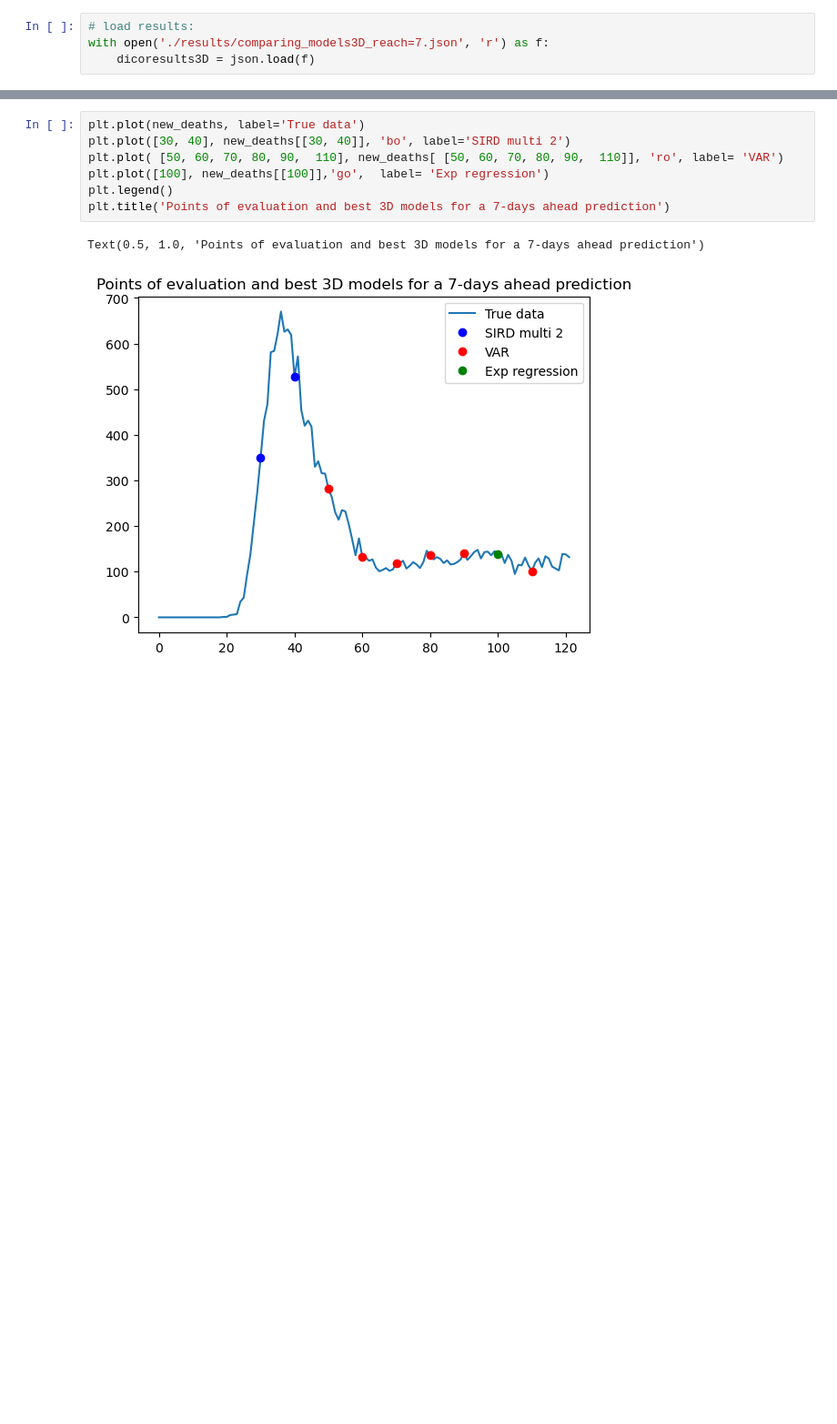
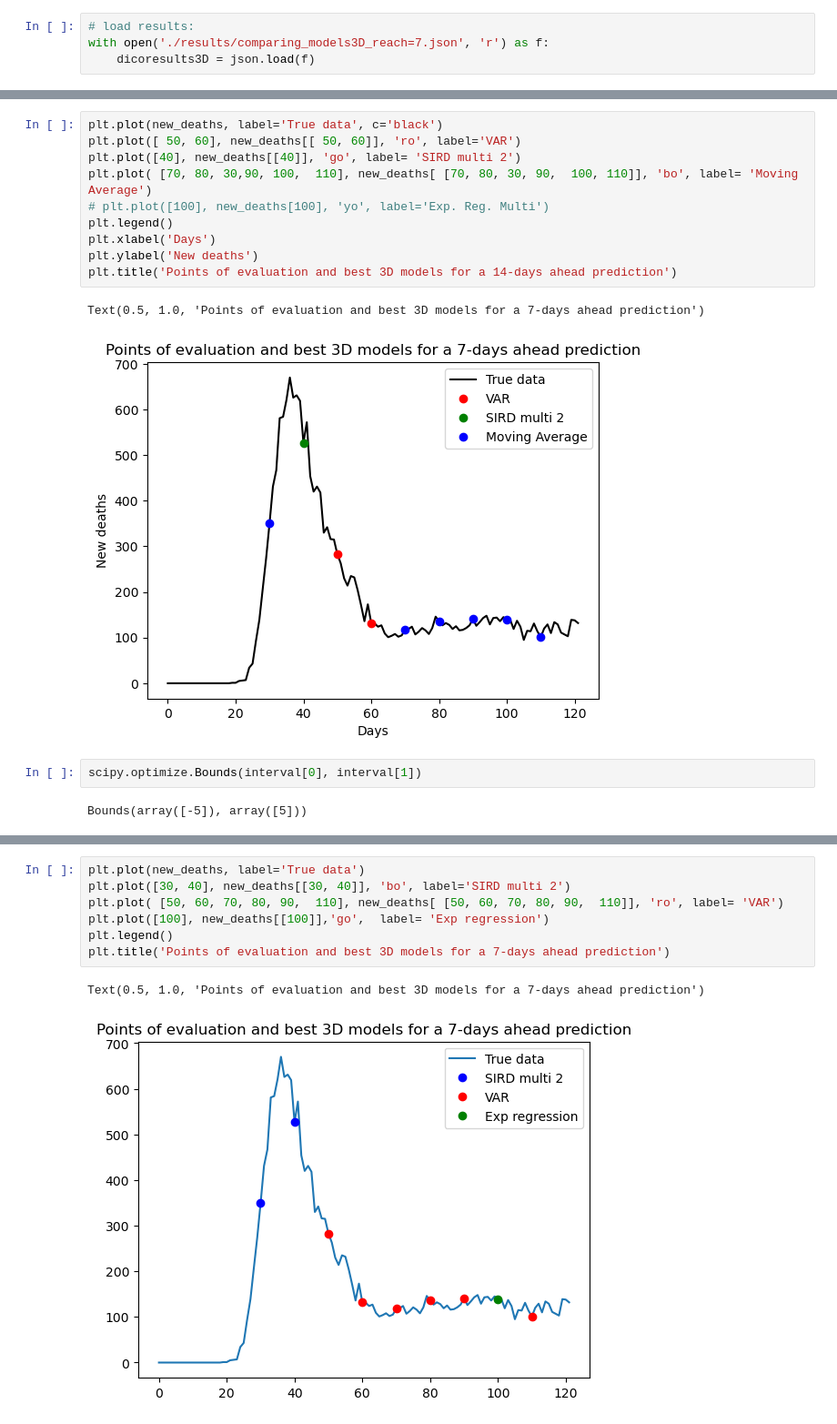
Before and after one commit to gregoirebechade/covid_internship, a Jupyter notebook: 07_global_evaluation_of_the_models.ipynb, the cells around one changed output, grey strips where cells are left out. Shown at 91% size. Cells and saved outputs as stored; diff of their text form; blank space fills up the shorter version.

```diff
--- a/07_global_evaluation_of_the_models.ipynb
+++ b/07_global_evaluation_of_the_models.ipynb
@@ -143,0 +207,17 @@ dict_keys(['[30]', '[40]', '[50]', '[60]', '[70]', '[80]', '[90]', '[100]', '[11
+# %%
+plt.plot(new_deaths, label='True data', c='black')
+plt.plot([ 50, 60], new_deaths[[ 50, 60]], 'ro', label='VAR')
+plt.plot([40], new_deaths[[40]], 'go', label= 'SIRD multi 2')
+plt.plot( [70, 80, 30,90, 100,  110], new_deaths[ [70, 80, 30, 90,  100, 110]], 'bo', label= 'Moving Average')
+# plt.plot([100], new_deaths[100], 'yo', label='Exp. Reg. Multi')
+plt.legend()
+plt.xlabel('Days')
+plt.ylabel('New deaths')
+plt.title('Points of evaluation and best 3D models for a 14-days ahead prediction')
+# %% [output]
+Text(0.5, 1.0, 'Points of evaluation and best 3D models for a 7-days ahead prediction')
+[figure, added]
+# %%
+scipy.optimize.Bounds(interval[0], interval[1])
+# %% [output]
+Bounds(array([-5]), array([5]))
```
Also changed, not shown: parts of 10 cells of this notebook, 7 other files.
